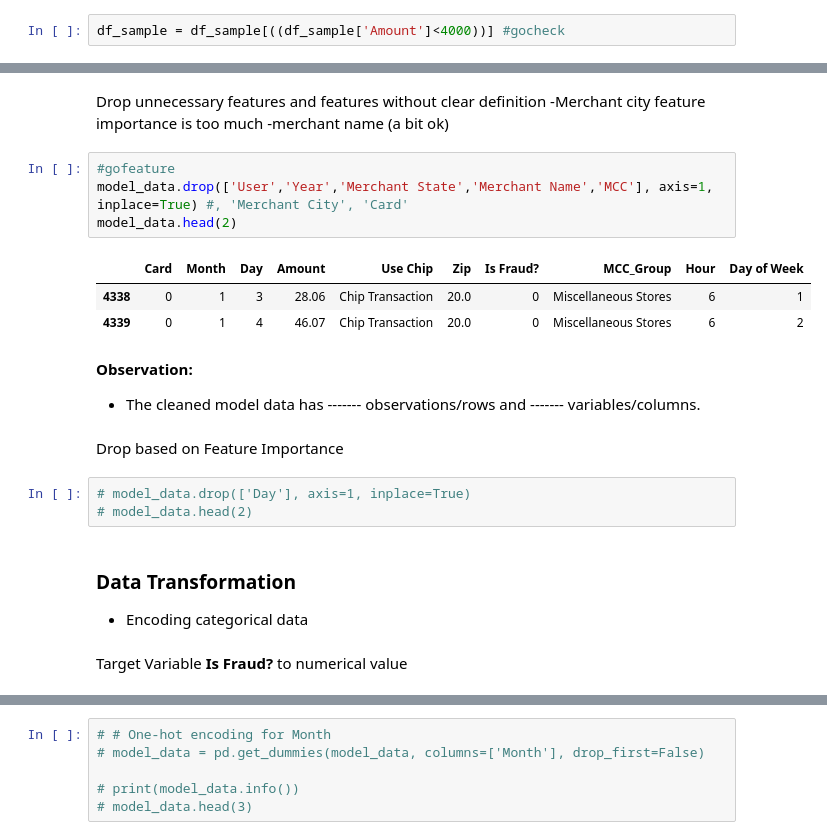
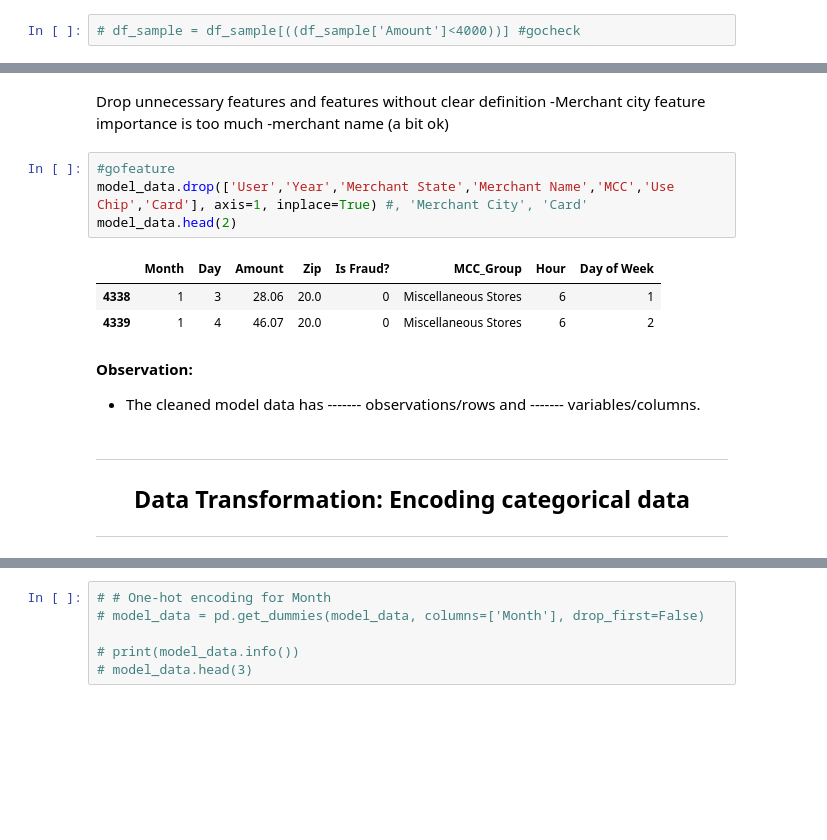
Before and after one commit to MaricrisResma/Detect-Credit-Card-Fraud-DT-RandomForest, a Jupyter notebook: DEV/Credit-Card-Fraud-Predictive-Model.ipynb, the cells around one changed output, grey strips where cells are left out. Cells and saved outputs as stored; diff of their text form; blank space fills up the shorter version.

```diff
--- a/DEV/Credit-Card-Fraud-Predictive-Model.ipynb
+++ b/DEV/Credit-Card-Fraud-Predictive-Model.ipynb
@@ -432,2 +471,2 @@ getDataSummary(df_sample)
 # %%
-df_sample = df_sample[((df_sample['Amount']<4000))] #gocheck
+# df_sample = df_sample[((df_sample['Amount']<4000))] #gocheck
@@ -1022,22 +955,17 @@ Drop unnecessary features and features without clear definition
 -merchant name (a bit ok)
 # %%
 #gofeature
-model_data.drop(['User','Year','Merchant State','Merchant Name','MCC'], axis=1, inplace=True) #, 'Merchant City', 'Card'
+model_data.drop(['User','Year','Merchant State','Merchant Name','MCC','Use Chip','Card'], axis=1, inplace=True) #, 'Merchant City', 'Card'
 model_data.head(2)
 # %% [output]
-|  | Card | Month | Day | Amount | Use Chip | Zip | Is Fraud? | MCC_Group | Hour | Day of Week |
-| 4338 | 0 | 1 | 3 | 28.06 | Chip Transaction | 20.0 | 0 | Miscellaneous Stores | 6 | 1 |
-| 4339 | 0 | 1 | 4 | 46.07 | Chip Transaction | 20.0 | 0 | Miscellaneous Stores | 6 | 2 |
+|  | Month | Day | Amount | Zip | Is Fraud? | MCC_Group | Hour | Day of Week |
+| 4338 | 1 | 3 | 28.06 | 20.0 | 0 | Miscellaneous Stores | 6 | 1 |
+| 4339 | 1 | 4 | 46.07 | 20.0 | 0 | Miscellaneous Stores | 6 | 2 |
 # %% [markdown]
 **Observation:**
 - The cleaned model data has ------- observations/rows and ------- variables/columns.
-# %% [markdown]
-Drop based on Feature Importance
-# %%
-# model_data.drop(['Day'], axis=1, inplace=True)
-# model_data.head(2)
 # %% [markdown]
-### Data Transformation
-- Encoding categorical data
+------------
+
+## <center> Data Transformation: Encoding categorical data
+----------
-# %% [markdown]
-Target Variable <b>Is Fraud?</b> to numerical value
```
Also changed, not shown: parts of 160 cells of this notebook, 9 other files.
